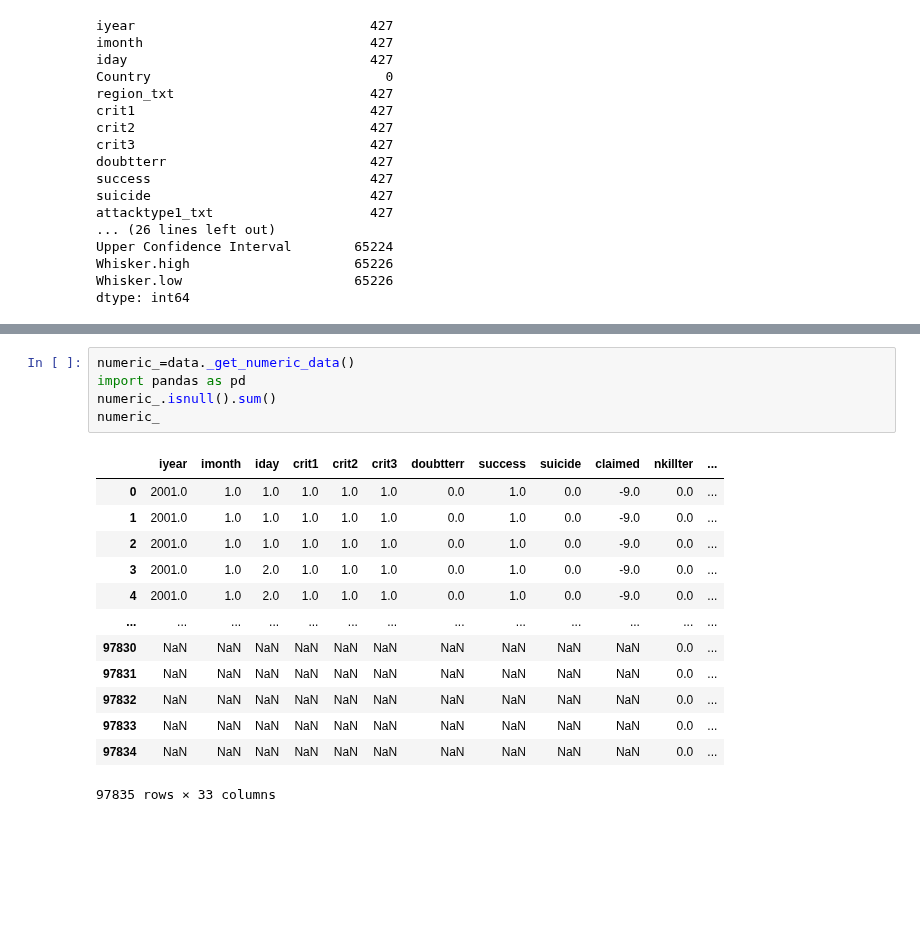
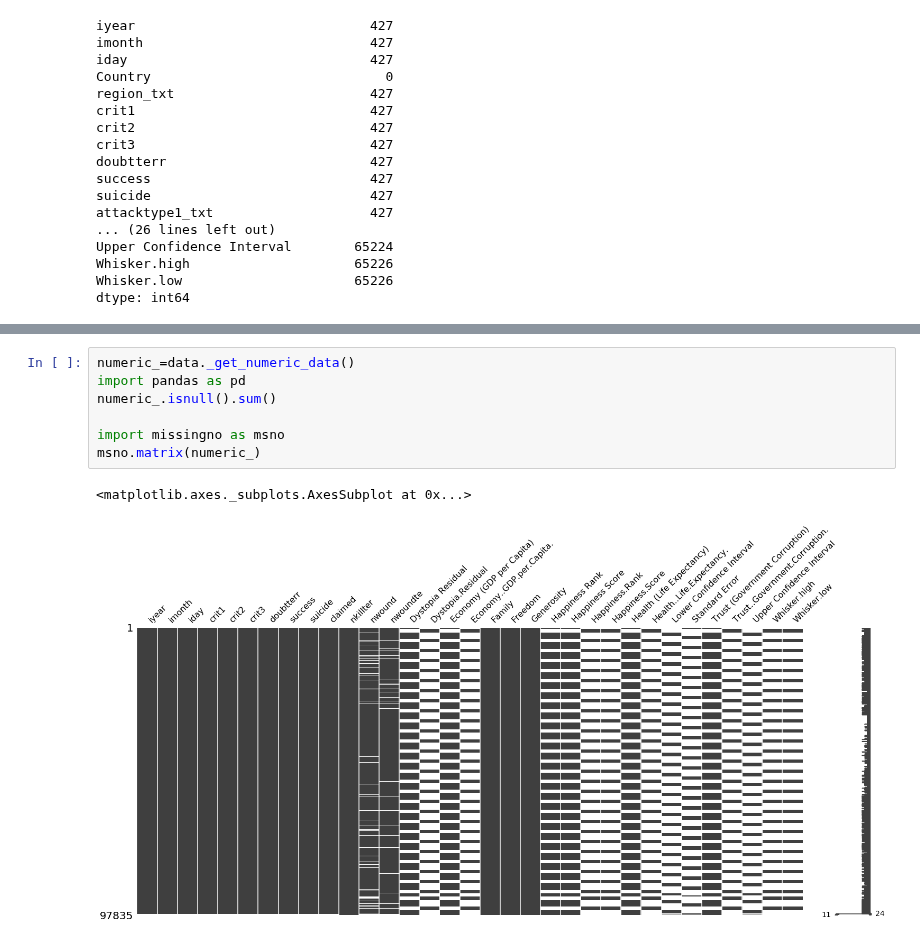
Before and after one commit to aghapygad336/MENA, a Jupyter notebook: MENA.ipynb, the cells around one changed output, grey strips where cells are left out. Saved outputs shown, nothing was run; the diff lists cells and outputs as text; blank space fills up the shorter version.

```diff
--- a/MENA.ipynb
+++ b/MENA.ipynb
@@ -308,22 +302,13 @@ msno.matrix(data)
 # %%
 numeric_=data._get_numeric_data()
 import pandas as pd
 numeric_.isnull().sum()
-numeric_
+
+import missingno as msno
+msno.matrix(numeric_)
 # %% [output]
-|  | iyear | imonth | iday | crit1 | crit2 | crit3 | doubtterr | success | suicide | claimed | nkillter | ... |
-| 0 | 2001.0 | 1.0 | 1.0 | 1.0 | 1.0 | 1.0 | 0.0 | 1.0 | 0.0 | -9.0 | 0.0 | ... |
-| 1 | 2001.0 | 1.0 | 1.0 | 1.0 | 1.0 | 1.0 | 0.0 | 1.0 | 0.0 | -9.0 | 0.0 | ... |
-| 2 | 2001.0 | 1.0 | 1.0 | 1.0 | 1.0 | 1.0 | 0.0 | 1.0 | 0.0 | -9.0 | 0.0 | ... |
-| 3 | 2001.0 | 1.0 | 2.0 | 1.0 | 1.0 | 1.0 | 0.0 | 1.0 | 0.0 | -9.0 | 0.0 | ... |
-| 4 | 2001.0 | 1.0 | 2.0 | 1.0 | 1.0 | 1.0 | 0.0 | 1.0 | 0.0 | -9.0 | 0.0 | ... |
-| ... | ... | ... | ... | ... | ... | ... | ... | ... | ... | ... | ... | ... |
-| 97830 | NaN | NaN | NaN | NaN | NaN | NaN | NaN | NaN | NaN | NaN | 0.0 | ... |
-| 97831 | NaN | NaN | NaN | NaN | NaN | NaN | NaN | NaN | NaN | NaN | 0.0 | ... |
-| 97832 | NaN | NaN | NaN | NaN | NaN | NaN | NaN | NaN | NaN | NaN | 0.0 | ... |
-| 97833 | NaN | NaN | NaN | NaN | NaN | NaN | NaN | NaN | NaN | NaN | 0.0 | ... |
-| 97834 | NaN | NaN | NaN | NaN | NaN | NaN | NaN | NaN | NaN | NaN | 0.0 | ... |
-97835 rows × 33 columns
+<matplotlib.axes._subplots.AxesSubplot at 0x...>
+[figure, added]
 # %%
 cat=data.select_dtypes(include='object')
 import pandas as pd
```
Also changed, not shown: parts of 2 cells of this notebook.
